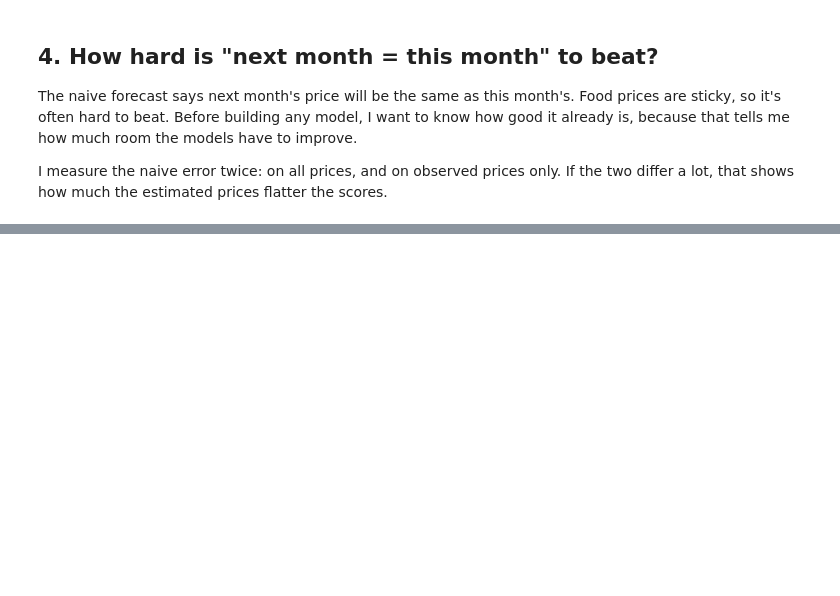
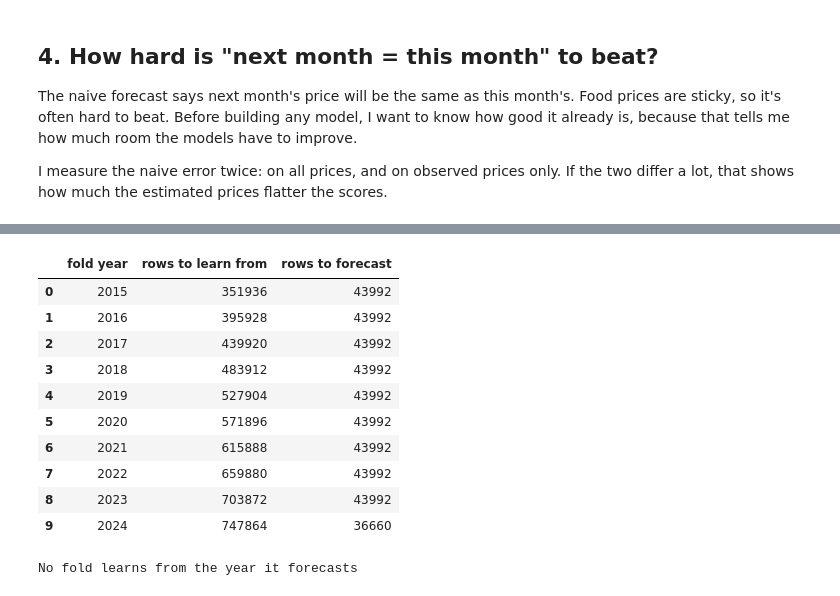
Before and after one commit to samerickwaks/sokoradar, a Jupyter notebook: notebooks/modelling/02_model_build.ipynb, the cells around one changed output, grey strips where cells are left out. Cells and saved outputs as stored; diff of their text form; code cells hidden in the pictures; blank space fills up the shorter version.

```diff
--- a/notebooks/modelling/02_model_build.ipynb
+++ b/notebooks/modelling/02_model_build.ipynb
@@ -35,7 +37,9 @@ The settings below are the choices I might want to change later. Keeping them in
 # %%
 # Settings I can change in one place
 TARGET_SET = "all"          # "all" = every county price (agreed for now) | "observed" = market-recorded prices only
-TEST_YEAR = 2024            # held back until the final model is chosen; becomes 2026 once the pipeline covers it
+TRAIN_START, TRAIN_END = "2006-01", "2024-12"   # everything the models may learn from
+TEST_START, TEST_END = "2025-01", "2026-09"     # sealed test, opened once on Day 5
+BACKTEST_YEARS = list(range(2015, 2025))        # years used to compare models: 2015 to 2024
 HORIZONS = [1, 2, 3]        # forecast 1, 2 and 3 months ahead
 DATA_FILE = "SokoRadar_County_2006_2024_long.csv"
 EXPECTED_ROWS = 278_616     # rows in the pipeline output we checked on 29 Oct
@@ -197,0 +375,32 @@ _Naive and seasonal naive, scored through the harness. These are the bars every
+# %%
+# Build one fold per backtest year: what the model may learn from, and what it must forecast
+def fold(year):
+    learn = targets[targets["target_month"] <= pd.Timestamp(f"{year - 1}-12-01")]
+    forecast = targets[targets["origin_month"].dt.year == year]
+    return learn, forecast
+
+fold_summary = pd.DataFrame([
+    {"fold year": y, "rows to learn from": len(fold(y)[0]), "rows to forecast": len(fold(y)[1])}
+    for y in BACKTEST_YEARS
+])
+fold_summary
+# %% [output]
+|  | fold year | rows to learn from | rows to forecast |
+| 0 | 2015 | 351936 | 43992 |
+| 1 | 2016 | 395928 | 43992 |
+| 2 | 2017 | 439920 | 43992 |
+| 3 | 2018 | 483912 | 43992 |
+| 4 | 2019 | 527904 | 43992 |
+| 5 | 2020 | 571896 | 43992 |
+| 6 | 2021 | 615888 | 43992 |
+| 7 | 2022 | 659880 | 43992 |
+| 8 | 2023 | 703872 | 43992 |
+| 9 | 2024 | 747864 | 36660 |
+# %%
+# Safety check: no fold lets the model learn from its own year or anything later
+for y in BACKTEST_YEARS:
+    learn, forecast = fold(y)
+    assert learn["target_month"].max() < forecast["origin_month"].min(), f"Leak in fold {y}"
+print("No fold learns from the year it forecasts")
+# %% [output]
+No fold learns from the year it forecasts
```
Also changed, not shown: parts of 50 cells of this notebook.
